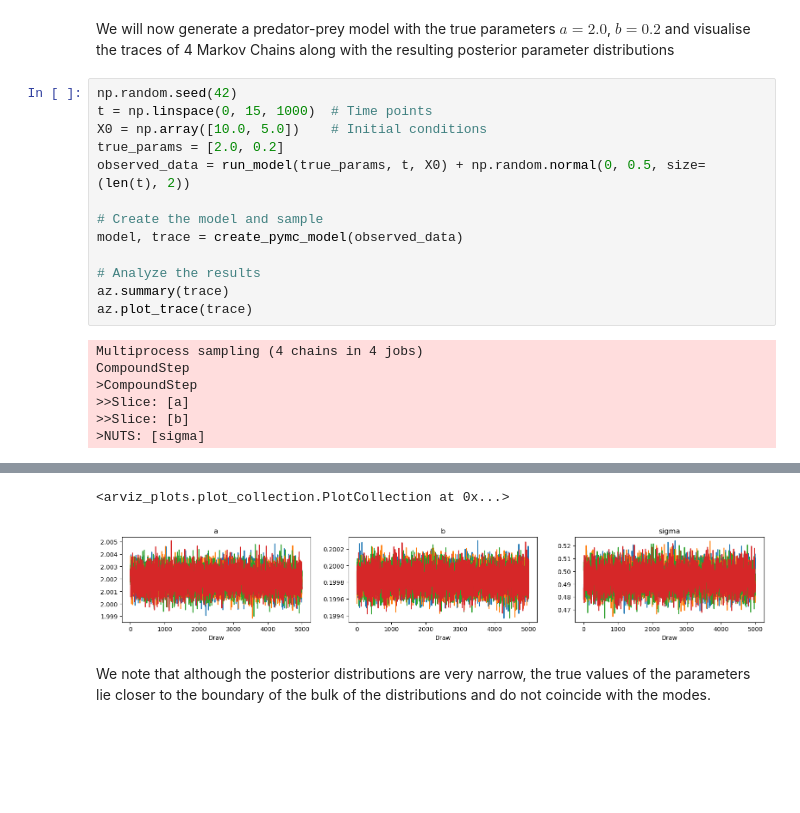
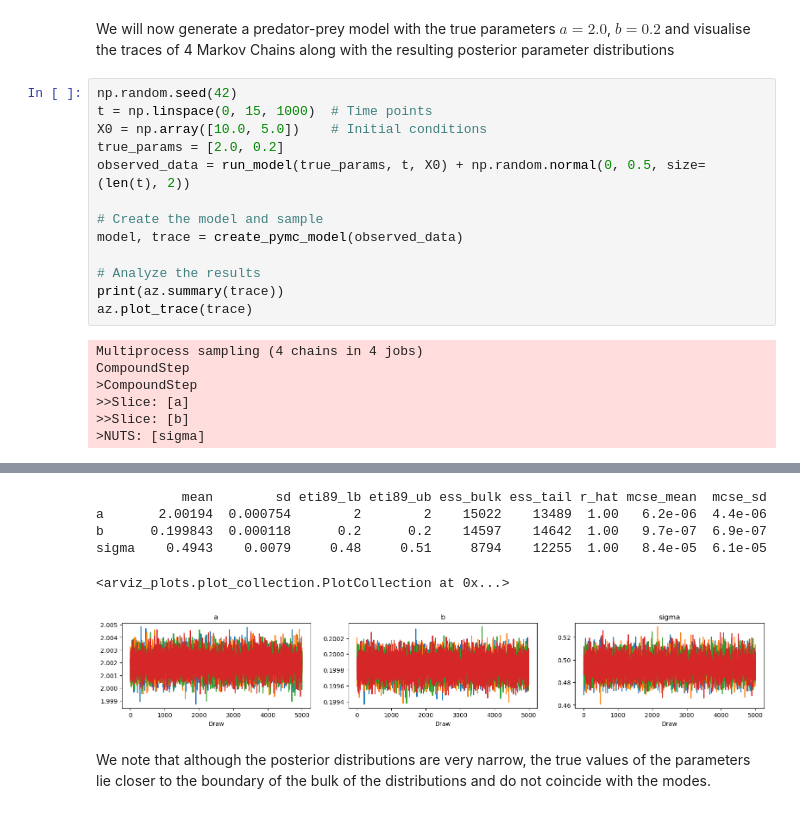
Before and after one commit to albazarova/sbi_intro, a Jupyter notebook: notebooks/2_MCMC_vs_sbi_ODE.ipynb, the cells around one changed output, grey strips where cells are left out. Drawn from its saved outputs; the diff is of its cells as text; blank space fills up the shorter version.

```diff
--- a/notebooks/2_MCMC_vs_sbi_ODE.ipynb
+++ b/notebooks/2_MCMC_vs_sbi_ODE.ipynb
@@ -149,7 +149,7 @@ observed_data = run_model(true_params, t, X0) + np.random.normal(0, 0.5, size=(l
 model, trace = create_pymc_model(observed_data)
 
 # Analyze the results
-az.summary(trace)
+print(az.summary(trace))
 az.plot_trace(trace)
 # %% [output]
 Multiprocess sampling (4 chains in 4 jobs)
@@ -164,5 +164,9 @@ Sampling 4 chains for 1_000 tune and 5_000 draw iterations (4_000 + 20_000 draws
-<arviz_plots.plot_collection.PlotCollection at 0x...>
+           mean        sd eti89_lb eti89_ub ess_bulk ess_tail r_hat mcse_mean  mcse_sd
+a       2.00194  0.000754        2        2    15022    13489  1.00   6.2e-06  4.4e-06
+b      0.199843  0.000118      0.2      0.2    14597    14642  1.00   9.7e-07  6.9e-07
+sigma    0.4943    0.0079     0.48     0.51     8794    12255  1.00   8.4e-05  6.1e-05
+<arviz_plots.plot_collection.PlotCollection at 0x...>
-[figure, old version]
+[figure, new version]
 # %% [markdown]
 We note that although the posterior distributions are very narrow, the true values of the parameters lie closer to the boundary of the bulk of the distributions and do not coincide with the modes.
 # %% [markdown]
```
Also changed, not shown: parts of 9 cells of this notebook, 2 other files.
